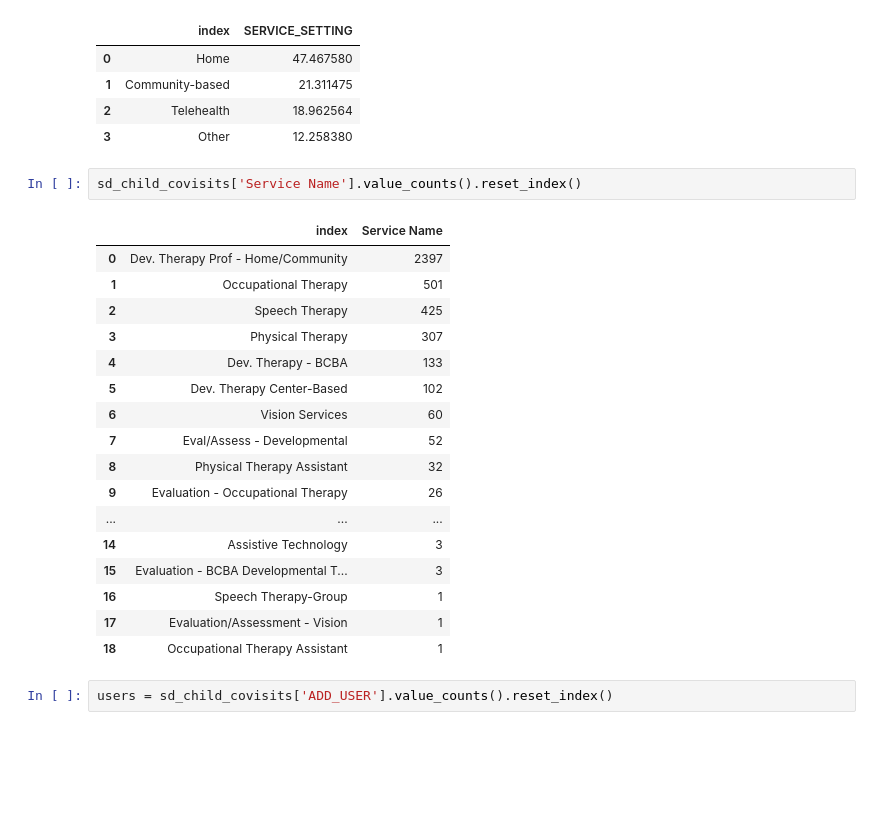
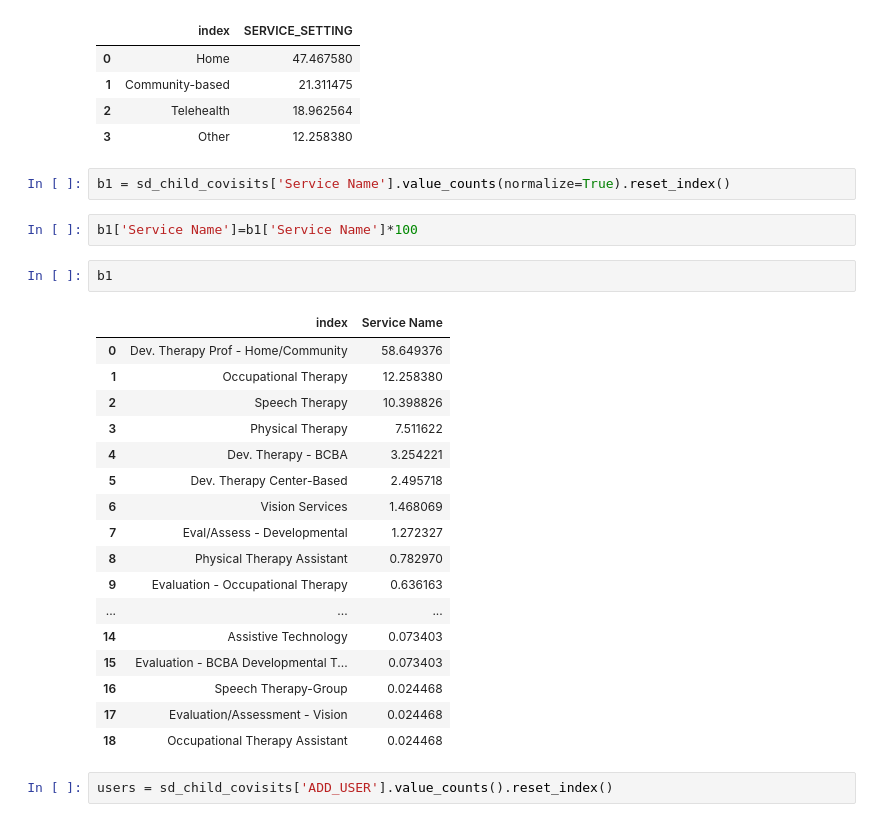
Before and after one commit to NSS-Data-Analytics-Cohort-8/teis_da8_1-dadboddenims, a Jupyter notebook: notebook/teis_data_explora.ipynb, the cells around one changed output. Saved outputs shown, nothing was run; the diff lists cells and outputs as text; blank space fills up the shorter version.

```diff
--- a/notebook/teis_data_explora.ipynb
+++ b/notebook/teis_data_explora.ipynb
@@ -268,25 +259,29 @@ a1
 | 2 | Telehealth | 18.962564 |
 | 3 | Other | 12.258380 |
 # %%
-sd_child_covisits['Service Name'].value_counts().reset_index()
+b1 = sd_child_covisits['Service Name'].value_counts(normalize=True).reset_index()
-# %% [output]
-|  | index | Service Name |
-| 0 | Dev. Therapy Prof - Home/Community | 2397 |
-| 1 | Occupational Therapy | 501 |
-| 2 | Speech Therapy | 425 |
-| 3 | Physical Therapy | 307 |
-| 4 | Dev. Therapy - BCBA | 133 |
-| 5 | Dev. Therapy Center-Based | 102 |
-| 6 | Vision Services | 60 |
-| 7 | Eval/Assess - Developmental | 52 |
-| 8 | Physical Therapy Assistant | 32 |
-| 9 | Evaluation - Occupational Therapy | 26 |
-| ... | ... | ... |
-| 14 | Assistive Technology | 3 |
-| 15 | Evaluation - BCBA Developmental T... | 3 |
-| 16 | Speech Therapy-Group | 1 |
-| 17 | Evaluation/Assessment - Vision | 1 |
-| 18 | Occupational Therapy Assistant | 1 |
+# %%
+b1['Service Name']=b1['Service Name']*100
+# %%
+b1
+# %% [output]
+|  | index | Service Name |
+| 0 | Dev. Therapy Prof - Home/Community | 58.649376 |
+| 1 | Occupational Therapy | 12.258380 |
+| 2 | Speech Therapy | 10.398826 |
+| 3 | Physical Therapy | 7.511622 |
+| 4 | Dev. Therapy - BCBA | 3.254221 |
+| 5 | Dev. Therapy Center-Based | 2.495718 |
+| 6 | Vision Services | 1.468069 |
+| 7 | Eval/Assess - Developmental | 1.272327 |
+| 8 | Physical Therapy Assistant | 0.782970 |
+| 9 | Evaluation - Occupational Therapy | 0.636163 |
+| ... | ... | ... |
+| 14 | Assistive Technology | 0.073403 |
+| 15 | Evaluation - BCBA Developmental T... | 0.073403 |
+| 16 | Speech Therapy-Group | 0.024468 |
+| 17 | Evaluation/Assessment - Vision | 0.024468 |
+| 18 | Occupational Therapy Assistant | 0.024468 |
 # %%
 users = sd_child_covisits['ADD_USER'].value_counts().reset_index()
 # %%
```
Also changed, not shown: parts of 11 cells of this notebook.
